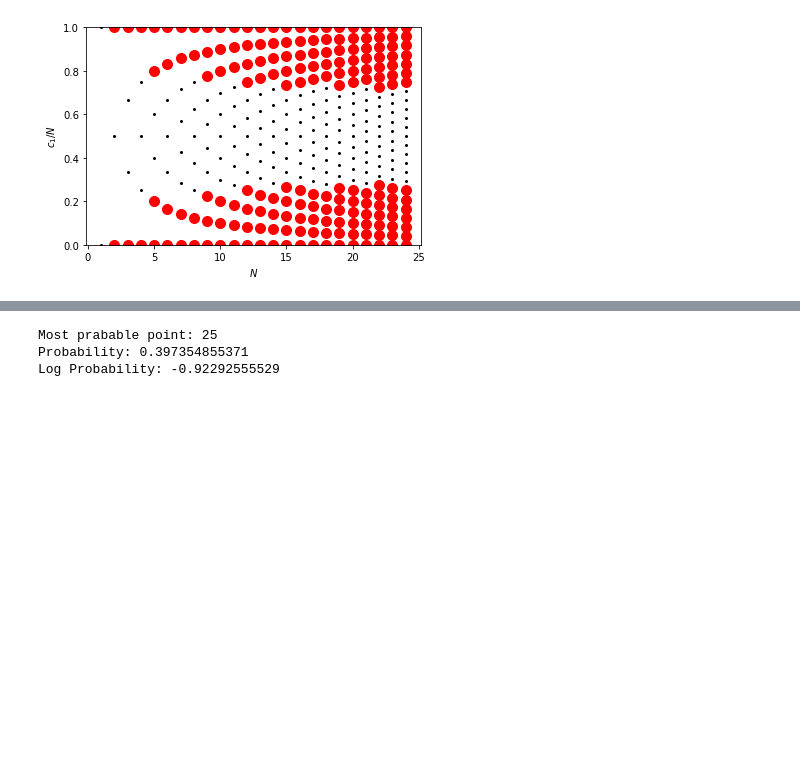
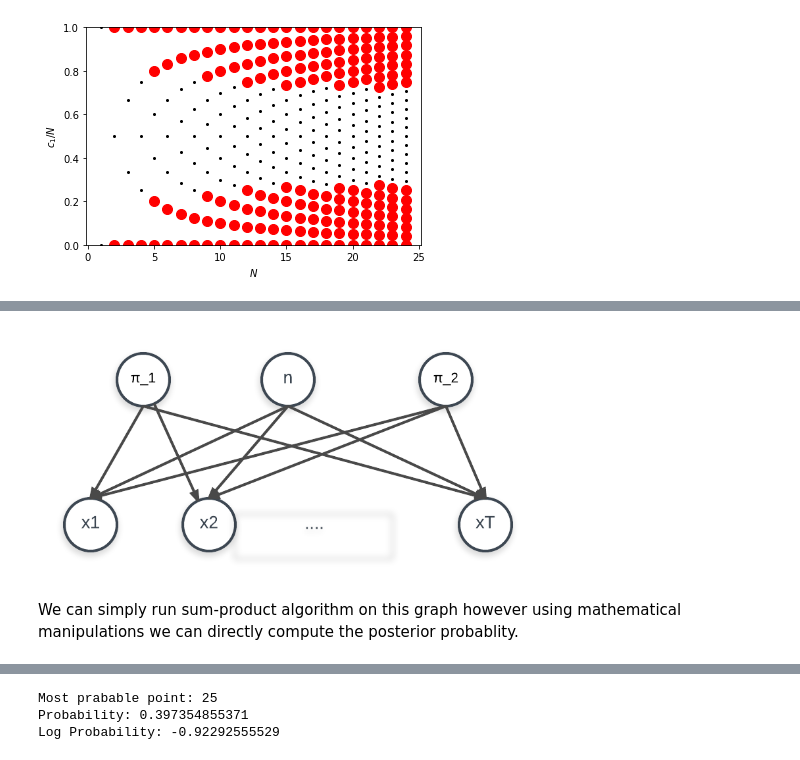
Before and after one commit to CMPE547-Spring-2017-Bogazici/hw4, a Jupyter notebook: hw4.ipynb, the cells around one changed output, grey strips where cells are left out. Cells and saved outputs as stored; diff of their text form; code cells hidden in the pictures; blank space fills up the shorter version.

Commit message:
Graphical Model added

```diff
--- a/hw4.ipynb
+++ b/hw4.ipynb
@@ -107 +125,8 @@ plt.show()
+# %%
+from IPython.display import Image
+Image("graph.png",width=500)
+# %% [output]
+[figure, added]
+# %% [markdown]
+We can simply run sum-product algorithm on this graph however using mathematical manipulations we can directly compute the posterior probablity.
 # %% [markdown]
```
Also changed, not shown: parts of 4 cells of this notebook, 1 other file.
